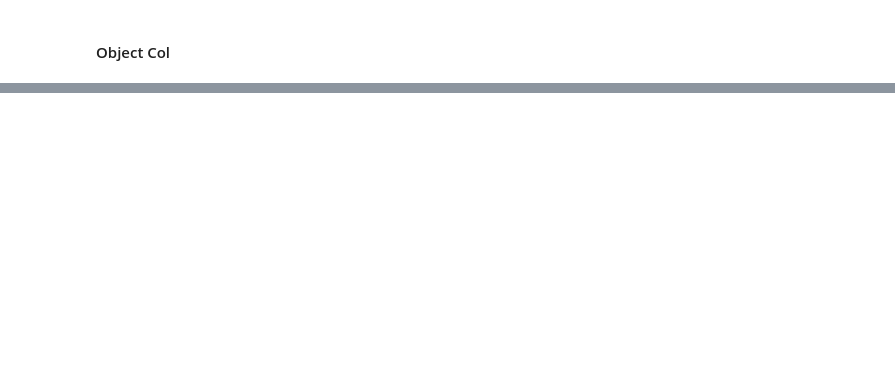
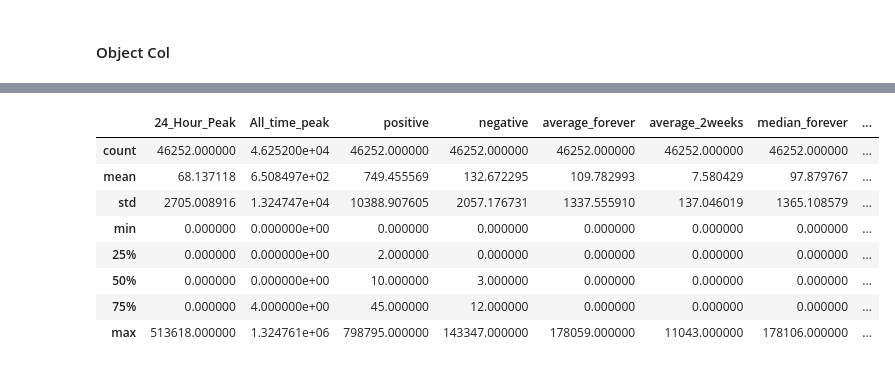
Before and after one commit to trevormoon/ASAC_ml_project, a Jupyter notebook: EDA/LSH/eda.ipynb, the cells around one changed output, grey strips where cells are left out. Saved outputs shown, nothing was run; the diff lists cells and outputs as text; code cells hidden in the pictures; blank space fills up the shorter version.

```diff
--- a/EDA/LSH/eda.ipynb
+++ b/EDA/LSH/eda.ipynb
@@ -248,0 +178,6 @@ r_df.to_csv('./pre_data.csv', index=False)
+# %%
+int_col = check_info(r_df, 'int')
+
+# appid, target del
+int_col = int_col[1:-1]
+print(len(int_col))
@@ -248,0 +203,12 @@ r_df.to_csv('./pre_data.csv', index=False)
+# %%
+r_df[int_col].describe()
+# %% [output]
+|  | 24_Hour_Peak | All_time_peak | positive | negative | average_forever | average_2weeks | median_forever | ... |
+| count | 46252.000000 | 4.625200e+04 | 46252.000000 | 46252.000000 | 46252.000000 | 46252.000000 | 46252.000000 | ... |
+| mean | 68.137118 | 6.508497e+02 | 749.455569 | 132.672295 | 109.782993 | 7.580429 | 97.879767 | ... |
+| std | 2705.008916 | 1.324747e+04 | 10388.907605 | 2057.176731 | 1337.555910 | 137.046019 | 1365.108579 | ... |
+| min | 0.000000 | 0.000000e+00 | 0.000000 | 0.000000 | 0.000000 | 0.000000 | 0.000000 | ... |
+| 25% | 0.000000 | 0.000000e+00 | 2.000000 | 0.000000 | 0.000000 | 0.000000 | 0.000000 | ... |
+| 50% | 0.000000 | 0.000000e+00 | 10.000000 | 3.000000 | 0.000000 | 0.000000 | 0.000000 | ... |
+| 75% | 0.000000 | 4.000000e+00 | 45.000000 | 12.000000 | 0.000000 | 0.000000 | 0.000000 | ... |
+| max | 513618.000000 | 1.324761e+06 | 798795.000000 | 143347.000000 | 178059.000000 | 11043.000000 | 178106.000000 | ... |
```
Also changed, not shown: parts of 29 cells of this notebook, 12 other files.
